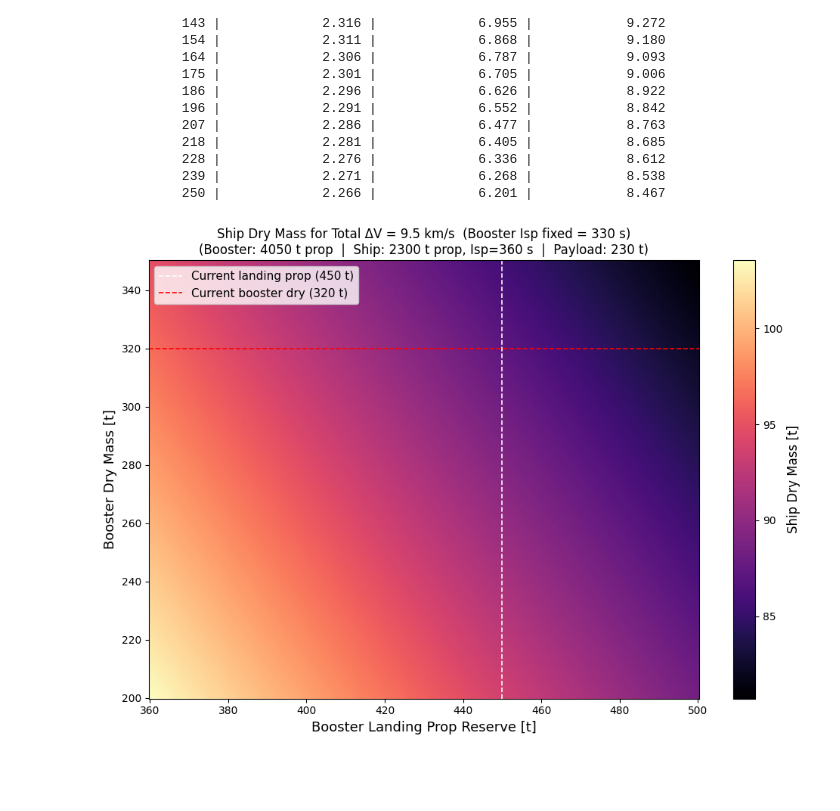
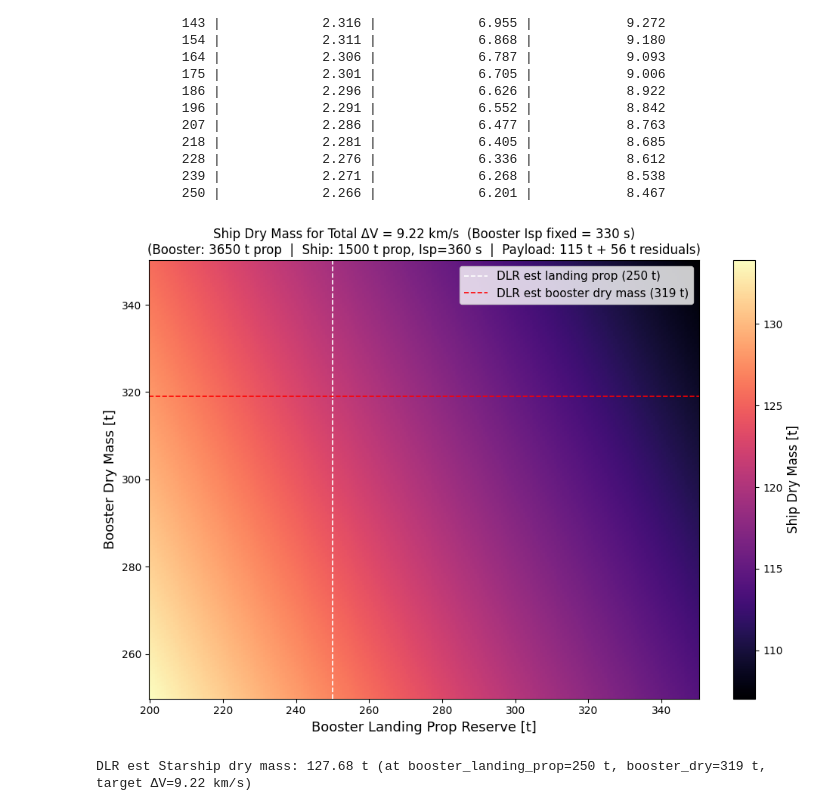
Before and after one commit to jackSN8/Starship_outer_planets_missions, a Jupyter notebook: Starship_launch_mass_naive.ipynb, the cells around one changed output. Cells and saved outputs as stored; diff of their text form; code cells hidden in the pictures; blank space fills up the shorter version.

```diff
--- a/Starship_launch_mass_naive.ipynb
+++ b/Starship_launch_mass_naive.ipynb
@@ -168,47 +168,71 @@ for idx in np.linspace(0, len(ship_dry_range)-1, 15, dtype=int):
 # %%
 from scipy.optimize import brentq
 
-blp_range2   = np.linspace(360e3, 500e3, 250)    # booster landing prop [kg]
-bdry_range   = np.linspace(200e3, 350e3, 250) # booster dry mass [kg]
-target_dv=9.5e3
+blp_range2   = np.linspace(200e3, 350e3, 250)    # booster landing prop [kg]
+bdry_range   = np.linspace(250e3, 350e3, 250) # booster dry mass [kg]
+target_dv=9.22e3
 BLP2, BDRY = np.meshgrid(blp_range2, bdry_range)
 ship_dry_solution2 = np.full(BLP2.shape, np.nan)
+isp1=330
+isp2=360
+booster_prop = 3650e3  # kg
+ship_prop=1500e3  # kg, fixed ship propellant mass for this analysis
+dry_payload=115e3
+residuals=56e3
+payload=dry_payload + residuals
 
 for i, bdry_val in enumerate(bdry_range):
     for j, blp_val in enumerate(blp_range2):
         def f(ship_dry):
-            m0_s1 = bdry_val + booster_prop + ship_dry + ship_prop + payload
-            mf_s1 = bdry_val + blp_val      + ship_dry + ship_prop + payload
+            m0_s1 = bdry_val + booster_prop + ship_dry + ship_prop + dry_payload
+            mf_s1 = bdry_val + blp_val      + ship_dry + ship_prop + dry_payload
             dv1 = isp1 * g0 * np.log(m0_s1 / mf_s1)
-            m0_s2 = ship_dry + ship_prop + payload
-            mf_s2 = ship_dry + payload
+            m0_s2 = ship_dry + ship_prop + dry_payload
+            mf_s2 = ship_dry + dry_payload + residuals
             dv2 = isp2 * g0 * np.log(m0_s2 / mf_s2)
             return dv1 + dv2 - target_dv
         try:
             sol = brentq(f, 1e3, 2000e3)
             ship_dry_solution2[i, j] = sol / 1e3  # tonnes
         except ValueError:
             pass
 
 fig, ax = plt.subplots(figsize=(10, 7))
-c = ax.pcolormesh(BLP2 / 1e3, BDRY / 1e3, ship_dry_solution2-30, cmap='magma', shading='auto')
+c = ax.pcolormesh(BLP2 / 1e3, BDRY / 1e3, ship_dry_solution2, cmap='magma', shading='auto')
 cbar = fig.colorbar(c, ax=ax)
 cbar.set_label('Ship Dry Mass [t]', fontsize=12)
+booster_landing_prop = 250e3
+booster_dry=319e3
 
 ax.axvline(booster_landing_prop / 1e3, color='white', linestyle='--', linewidth=1.2,
-           label=f'Current landing prop ({booster_landing_prop/1e3:.0f} t)')
+           label=f'DLR est landing prop ({booster_landing_prop/1e3:.0f} t)')
 ax.axhline(booster_dry / 1e3, color='red', linestyle='--', linewidth=1.2,
-           label=f'Current booster dry ({booster_dry/1e3:.0f} t)')
+           label=f'DLR est booster dry mass ({booster_dry/1e3:.0f} t)')
 
 ax.set_xlabel('Booster Landing Prop Reserve [t]', fontsize=13)
 ax.set_ylabel('Booster Dry Mass [t]', fontsize=13)
 ax.set_title(
     f'Ship Dry Mass for Total ΔV = {target_dv/1e3} km/s  (Booster Isp fixed = {isp1} s)\n'
-    f'(Booster: {booster_prop/1e3:.0f} t prop  |  Ship: {ship_prop/1e3:.0f} t prop, Isp={isp2} s  |  Payload: {payload/1e3:.0f} t)',
+    f'(Booster: {booster_prop/1e3:.0f} t prop  |  Ship: {ship_prop/1e3:.0f} t prop, Isp={isp2} s  |  Payload: {dry_payload/1e3:.0f} t + {residuals/1e3:.0f} t residuals)',
     fontsize=12
 )
 ax.legend(fontsize=11)
 plt.tight_layout()
 plt.show()
+
+def _dlr_ship_dry_eq(ship_dry):
+    m0_s1 = booster_dry + booster_prop + ship_dry + ship_prop + payload
+    mf_s1 = booster_dry + booster_landing_prop + ship_dry + ship_prop + payload
+    dv1 = isp1 * g0 * np.log(m0_s1 / mf_s1)
+    m0_s2 = ship_dry + ship_prop + payload
+    mf_s2 = ship_dry + payload
+    dv2 = isp2 * g0 * np.log(m0_s2 / mf_s2)
+    return dv1 + dv2 - target_dv
+
+dlr_ship_dry = brentq(_dlr_ship_dry_eq, 1e3, 2000e3)
+print(f"DLR est Starship dry mass: {dlr_ship_dry/1e3:.2f} t "
+      f"(at booster_landing_prop={booster_landing_prop/1e3:.0f} t, "
+      f"booster_dry={booster_dry/1e3:.0f} t, target ΔV={target_dv/1e3:.2f} km/s)")
 # %% [output]
-[figure, old version]
+[figure, new version]
+DLR est Starship dry mass: 127.68 t (at booster_landing_prop=250 t, booster_dry=319 t, target ΔV=9.22 km/s)
```
Also changed, not shown: parts of 3 cells of this notebook, 2 other files.
